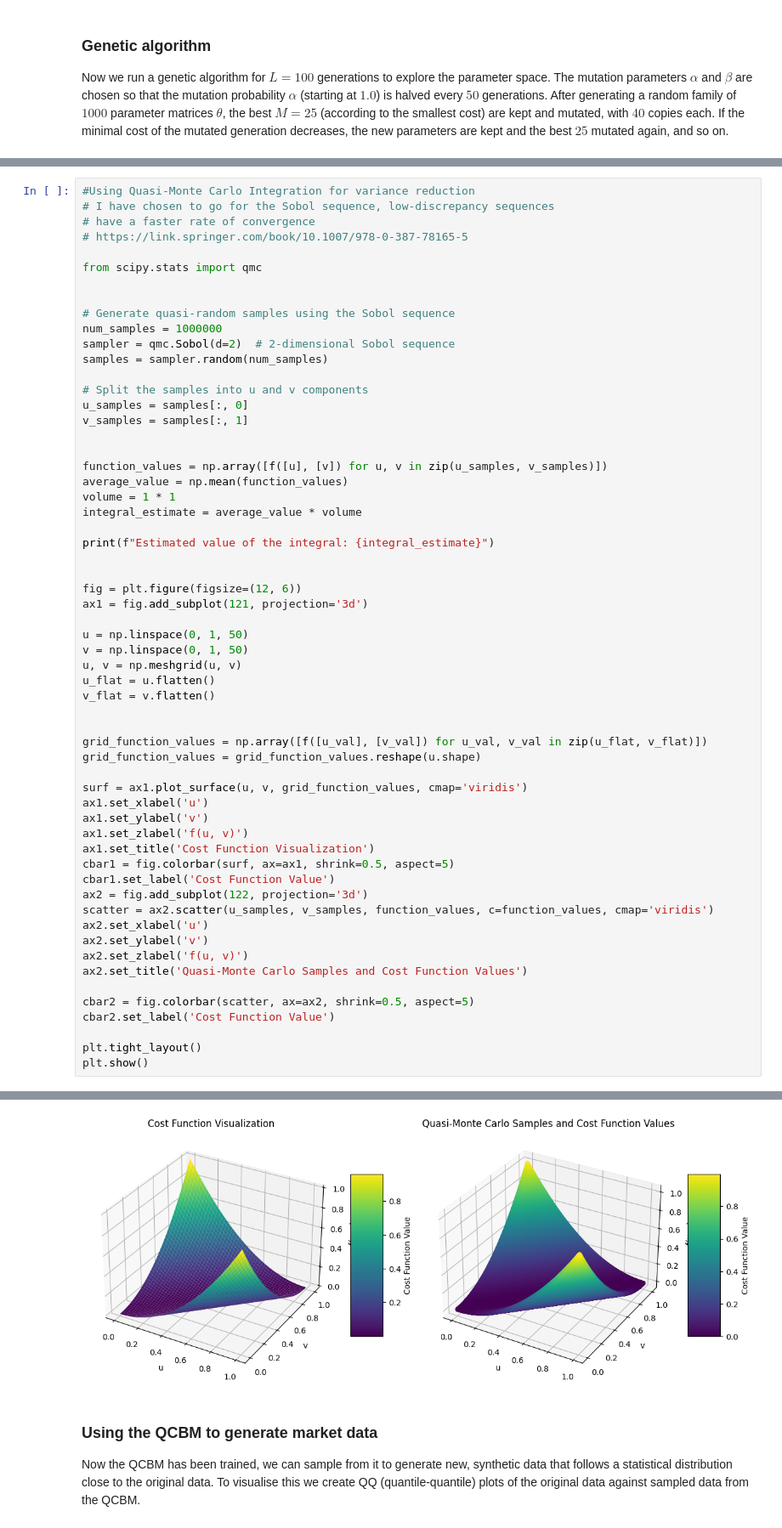
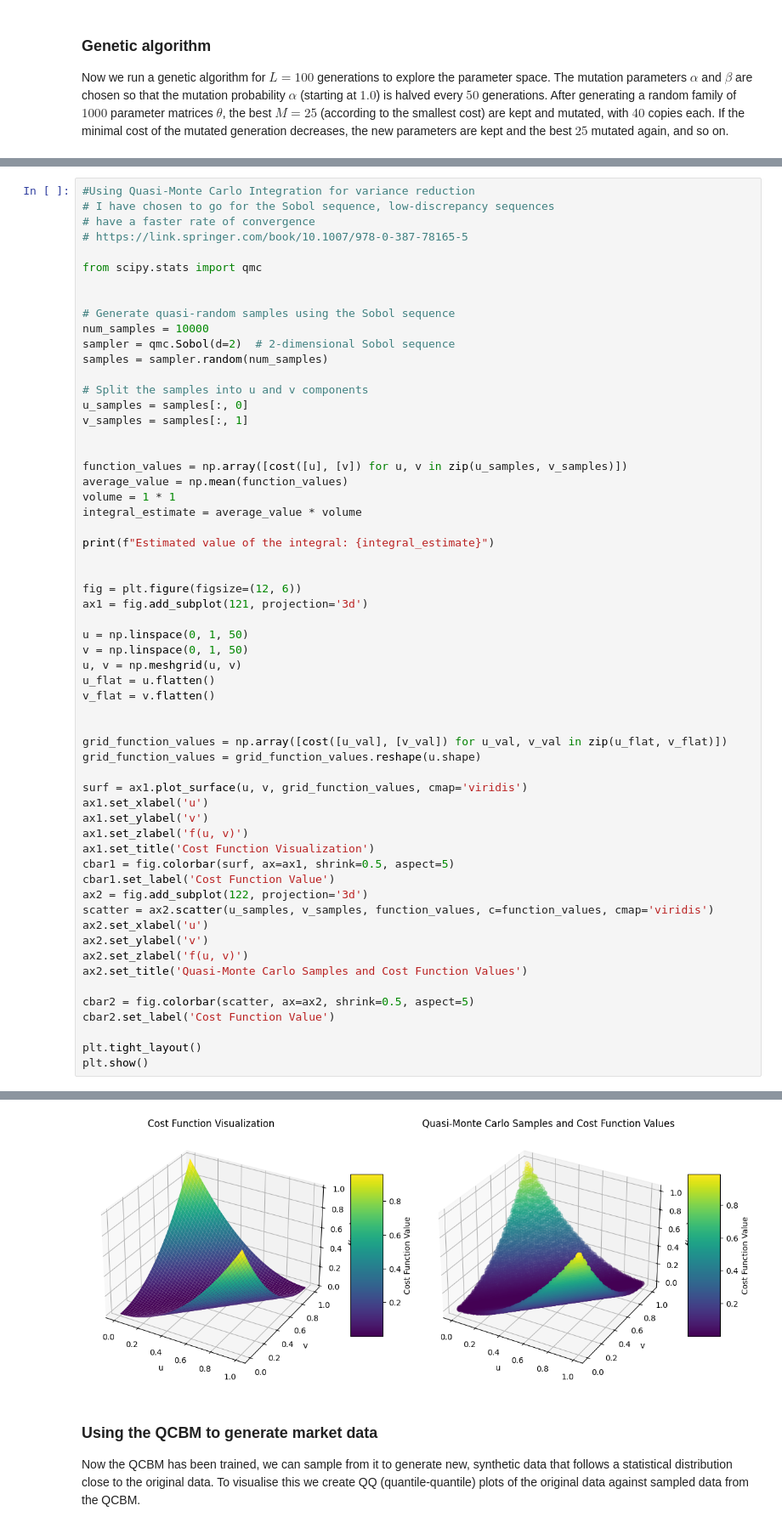
Before and after one commit to Soham-Deshpande/QCBM-Options-Pricing, a Jupyter notebook: src/Qcbm-Heston.ipynb, the cells around one changed output, grey strips where cells are left out. Shown at 85% size. Cells and saved outputs as stored; diff of their text form.

```diff
--- a/src/Qcbm-Heston.ipynb
+++ b/src/Qcbm-Heston.ipynb
@@ -336,7 +269,7 @@ from scipy.stats import qmc
 
 
 # Generate quasi-random samples using the Sobol sequence
-num_samples = 1000000
+num_samples = 10000
 sampler = qmc.Sobol(d=2)  # 2-dimensional Sobol sequence
 samples = sampler.random(num_samples)
 
@@ -345,7 +278,7 @@ u_samples = samples[:, 0]
 v_samples = samples[:, 1]
 
 
-function_values = np.array([f([u], [v]) for u, v in zip(u_samples, v_samples)])
+function_values = np.array([cost([u], [v]) for u, v in zip(u_samples, v_samples)])
 average_value = np.mean(function_values)
 volume = 1 * 1
 integral_estimate = average_value * volume
@@ -363,7 +296,7 @@ u_flat = u.flatten()
 v_flat = v.flatten()
 
 
-grid_function_values = np.array([f([u_val], [v_val]) for u_val, v_val in zip(u_flat, v_flat)])
+grid_function_values = np.array([cost([u_val], [v_val]) for u_val, v_val in zip(u_flat, v_flat)])
 grid_function_values = grid_function_values.reshape(u.shape)
 
 surf = ax1.plot_surface(u, v, grid_function_values, cmap='viridis')
@@ -390,4 +323,4 @@ Estimated value of the integral: 0.1666668672769776
-[figure, old version]
+[figure, new version]
 # %% [markdown]
 ### Using the QCBM to generate market data
 
```
Also changed, not shown: parts of 6 cells of this notebook.
